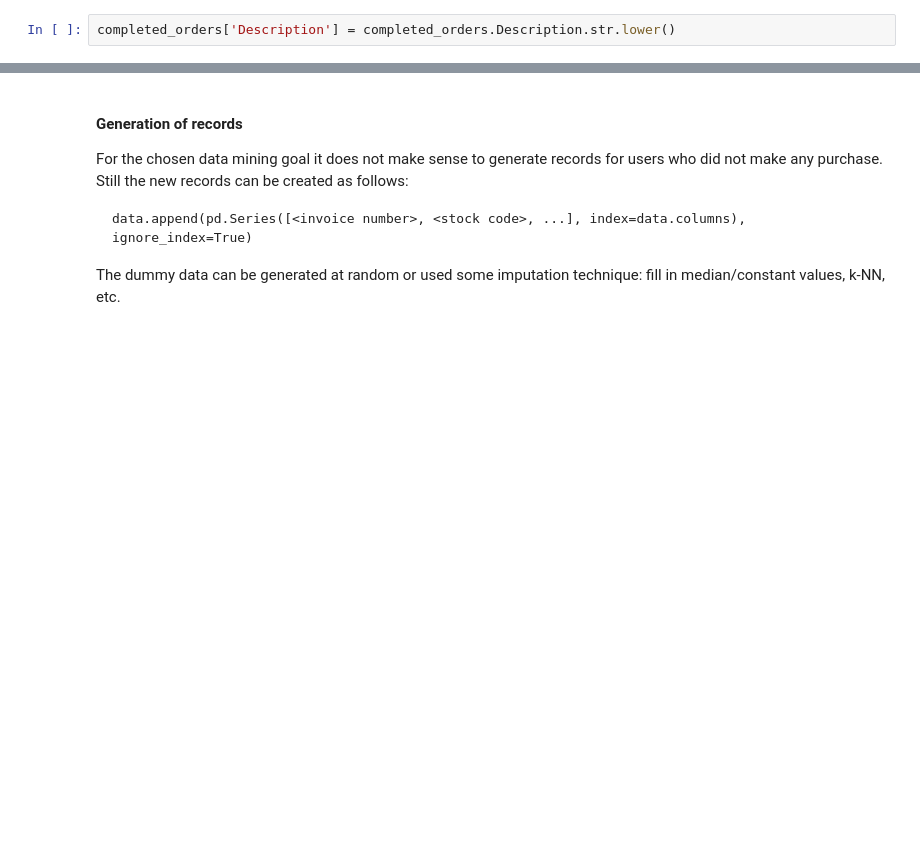
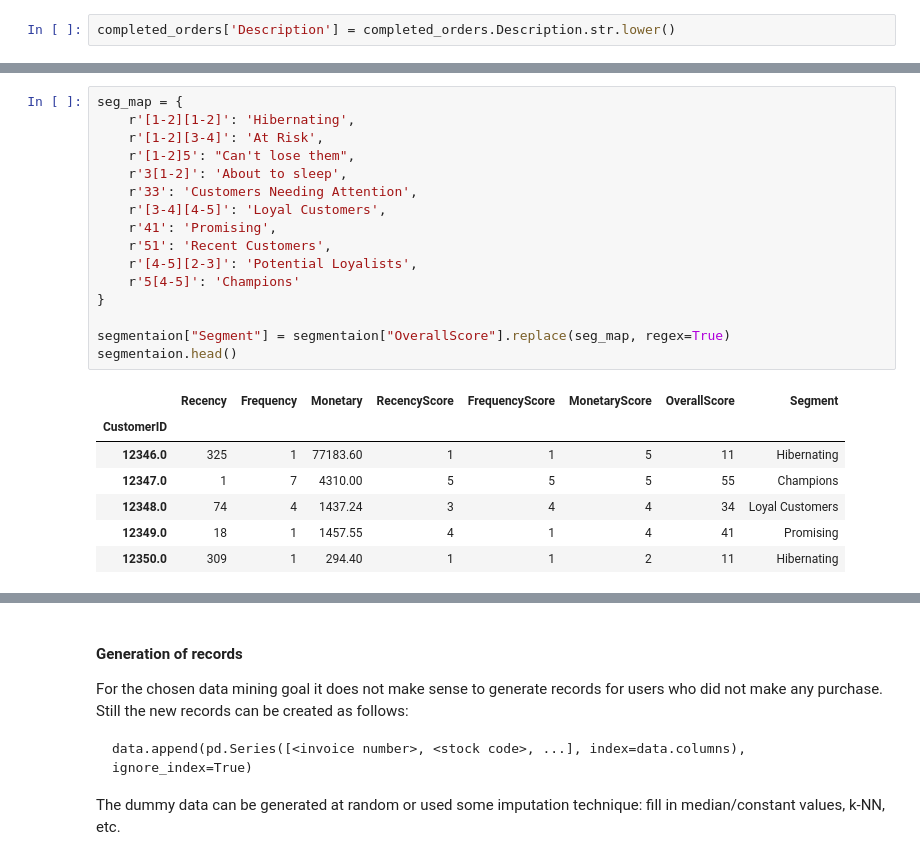
Before and after one commit to DanisAlukaev/Data-Mining, a Jupyter notebook: session01/3. Data preparation.ipynb, the cells around one changed output, grey strips where cells are left out. Saved outputs shown, nothing was run; the diff lists cells and outputs as text; blank space fills up the shorter version.

```diff
--- a/session01/3. Data preparation.ipynb
+++ b/session01/3. Data preparation.ipynb
@@ -335,0 +353,24 @@ completed_orders.head()
+# %%
+seg_map = {
+    r'[1-2][1-2]': 'Hibernating',
+    r'[1-2][3-4]': 'At Risk',
+    r'[1-2]5': "Can't lose them",
+    r'3[1-2]': 'About to sleep',
+    r'33': 'Customers Needing Attention',
+    r'[3-4][4-5]': 'Loyal Customers',
+    r'41': 'Promising',
+    r'51': 'Recent Customers',
+    r'[4-5][2-3]': 'Potential Loyalists',
+    r'5[4-5]': 'Champions'
+}
+
+segmentaion["Segment"] = segmentaion["OverallScore"].replace(seg_map, regex=True)
+segmentaion.head()
+# %% [output]
+|  | Recency | Frequency | Monetary | RecencyScore | FrequencyScore | MonetaryScore | OverallScore | Segment |
+| CustomerID |  |  |  |  |  |  |  |  |
+| 12346.0 | 325 | 1 | 77183.60 | 1 | 1 | 5 | 11 | Hibernating |
+| 12347.0 | 1 | 7 | 4310.00 | 5 | 5 | 5 | 55 | Champions |
+| 12348.0 | 74 | 4 | 1437.24 | 3 | 4 | 4 | 34 | Loyal Customers |
+| 12349.0 | 18 | 1 | 1457.55 | 4 | 1 | 4 | 41 | Promising |
+| 12350.0 | 309 | 1 | 294.40 | 1 | 1 | 2 | 11 | Hibernating |
```
Also changed, not shown: parts of 5 cells of this notebook, 1 other file.
